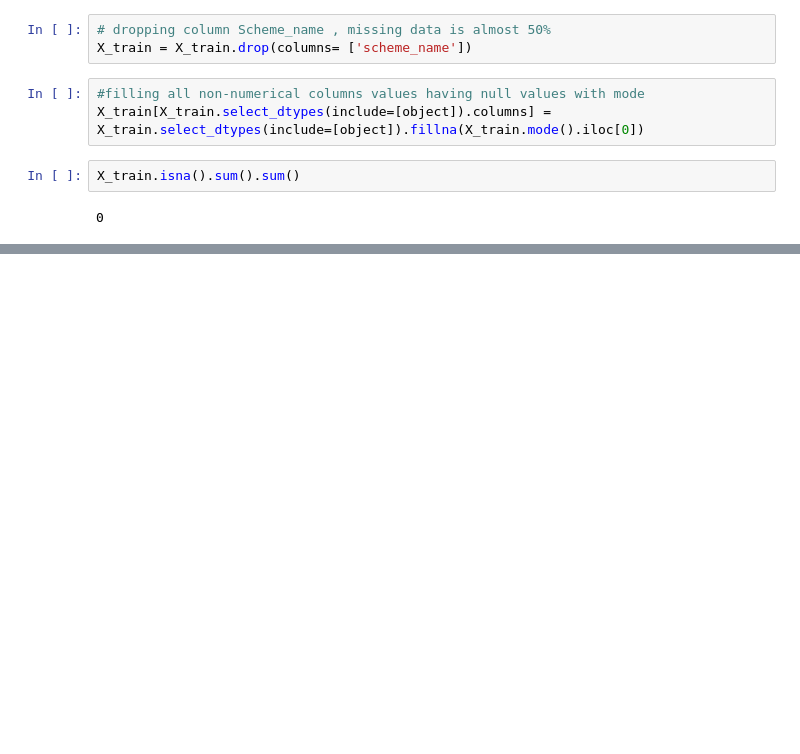
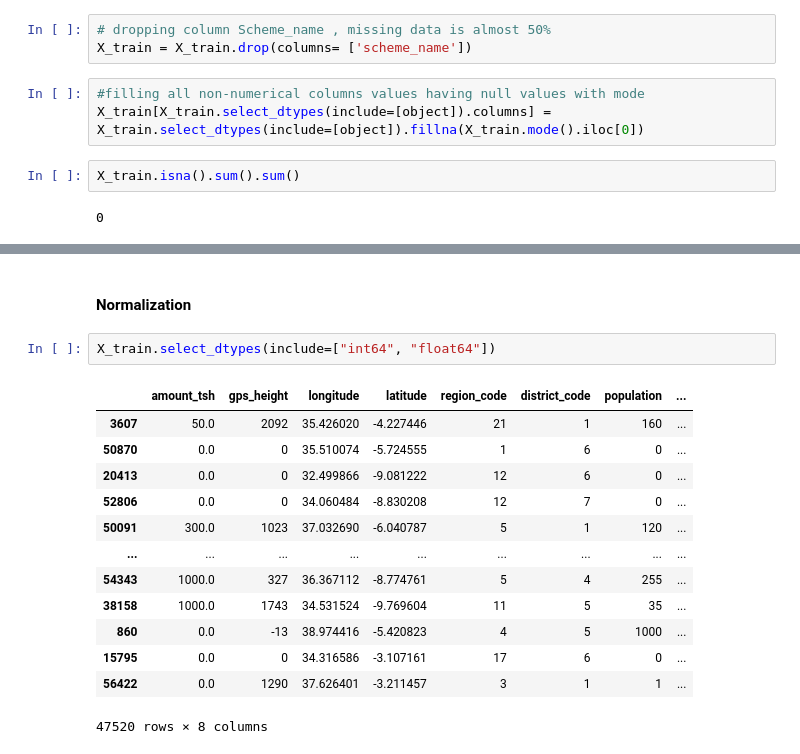
Before and after one commit to ibnudiyat/Project_Phase3, a Jupyter notebook: index.ipynb, the cells around one changed output, grey strips where cells are left out. Saved outputs shown, nothing was run; the diff lists cells and outputs as text; blank space fills up the shorter version.

```diff
--- a/index.ipynb
+++ b/index.ipynb
@@ -284,0 +383,18 @@ X_train.isna().sum().sum()
+# %% [markdown]
+#### Normalization
+# %%
+X_train.select_dtypes(include=["int64", "float64"])
+# %% [output]
+|  | amount_tsh | gps_height | longitude | latitude | region_code | district_code | population | ... |
+| 3607 | 50.0 | 2092 | 35.426020 | -4.227446 | 21 | 1 | 160 | ... |
+| 50870 | 0.0 | 0 | 35.510074 | -5.724555 | 1 | 6 | 0 | ... |
+| 20413 | 0.0 | 0 | 32.499866 | -9.081222 | 12 | 6 | 0 | ... |
+| 52806 | 0.0 | 0 | 34.060484 | -8.830208 | 12 | 7 | 0 | ... |
+| 50091 | 300.0 | 1023 | 37.032690 | -6.040787 | 5 | 1 | 120 | ... |
+| ... | ... | ... | ... | ... | ... | ... | ... | ... |
+| 54343 | 1000.0 | 327 | 36.367112 | -8.774761 | 5 | 4 | 255 | ... |
+| 38158 | 1000.0 | 1743 | 34.531524 | -9.769604 | 11 | 5 | 35 | ... |
+| 860 | 0.0 | -13 | 38.974416 | -5.420823 | 4 | 5 | 1000 | ... |
+| 15795 | 0.0 | 0 | 34.316586 | -3.107161 | 17 | 6 | 0 | ... |
+| 56422 | 0.0 | 1290 | 37.626401 | -3.211457 | 3 | 1 | 1 | ... |
+47520 rows × 8 columns
```
Also changed, not shown: parts of 13 cells of this notebook.
